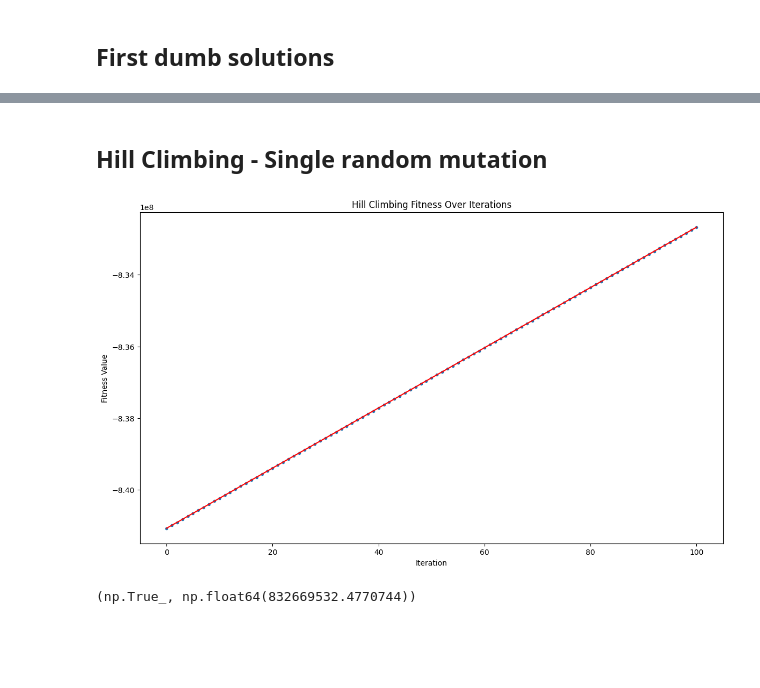
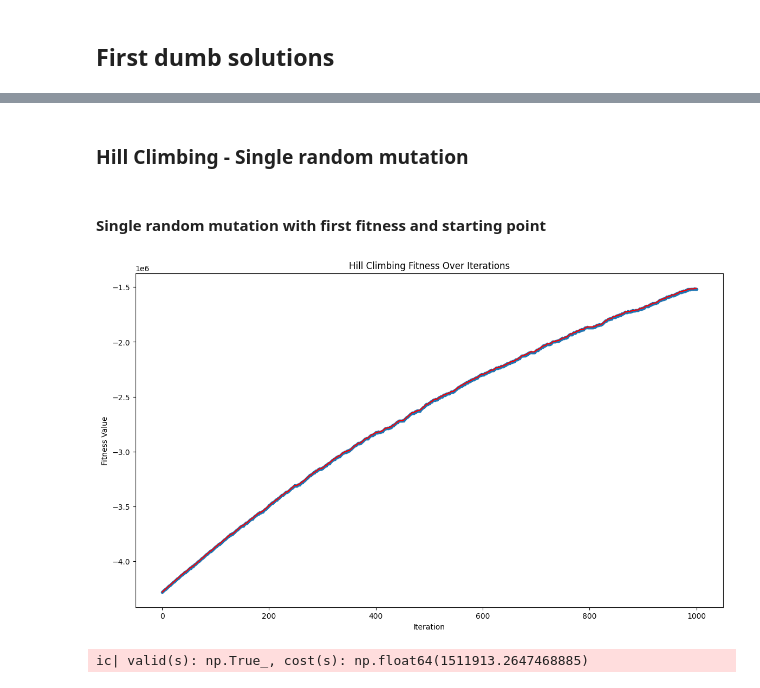
Before and after one commit to LeoneFabio/CI2024_lab1, a Jupyter notebook: set-cover.ipynb, the cells around one changed output, grey strips where cells are left out. Drawn from its saved outputs; the diff is of its cells as text; code cells hidden in the pictures; blank space fills up the shorter version.

```diff
--- a/set-cover.ipynb
+++ b/set-cover.ipynb
@@ -60,2 +105,2 @@ valid(solution), cost(solution)
 # %% [markdown]
-## Hill Climbing - Single random mutation
+### Hill Climbing - Single random mutation
@@ -85,8 +107,8 @@ def stopping_criterion():
+# %% [markdown]
+#### Single random mutation with first fitness and starting point
 # %%
-
-
 # A simple hill-climbing algorithm
-def hill_climbing(tweak):
+def hill_climbing(tweak, fitness, starting_point):
     solution = starting_point()
     history = [fitness(solution)]
     for _ in stopping_criterion():
@@ -95,14 +117,14 @@ def hill_climbing(tweak):
         if fitness(new_solution) > fitness(solution):
             solution = new_solution
     return solution, history
-
-
-s, history = hill_climbing(tweak_1)
-
-fitness_values = [c for _, c in history]
-fitness_plot(fitness_values)
-
-valid(s), cost(s)
-# %% [output]
-[figure, removed]
-(np.True_, np.float64(832669532.4770744))
+# %%
+s, history = hill_climbing(tweak=tweak_1, fitness=fitness_1, starting_point=starting_point_1)
+
+fitness_values = [second_fitness_criterion for first_fitness_criterion, second_fitness_criterion in history]
+fitness_plot(fitness_values)
+
+ic(valid(s), cost(s))
+None
+# %% [output]
+[figure, added]
+ic| valid(s): np.True_, cost(s): np.float64(1511913.2647468885)
```
Also changed, not shown: parts of 21 cells of this notebook, 1 other file.
